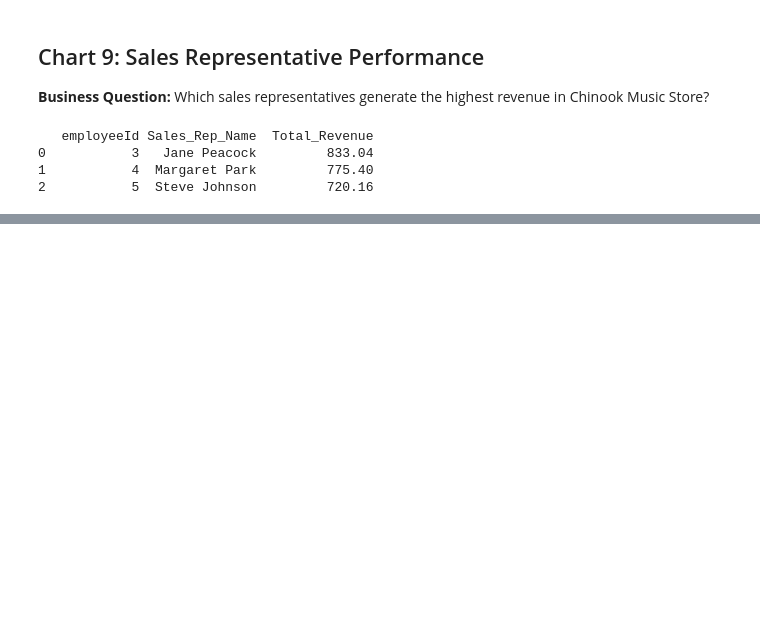
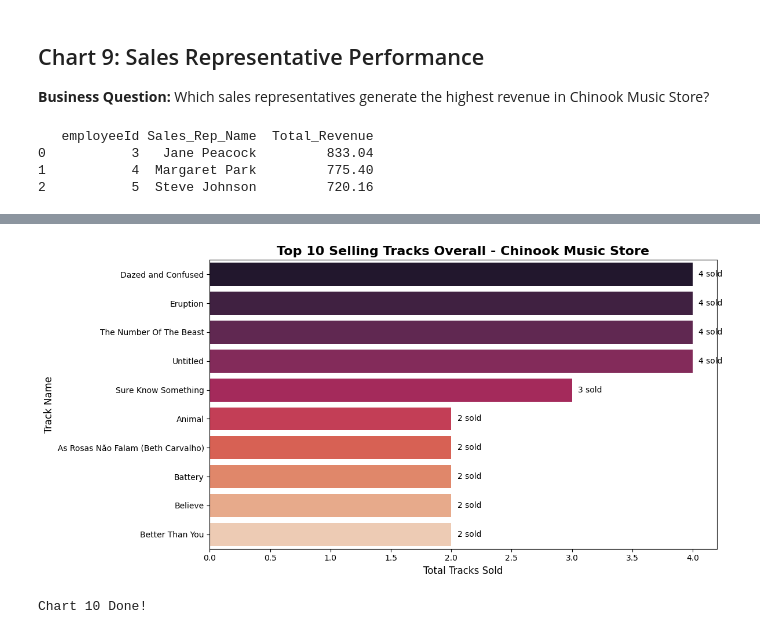
Before and after one commit to Asmashaik7/Data_Analytics_Portfolio, a Jupyter notebook: SQL_Projects/chinook/chinook_visualizations.ipynb, the cells around one changed output, grey strips where cells are left out. Saved outputs shown, nothing was run; the diff lists cells and outputs as text; code cells hidden in the pictures; blank space fills up the shorter version.

```diff
--- a/SQL_Projects/chinook/chinook_visualizations.ipynb
+++ b/SQL_Projects/chinook/chinook_visualizations.ipynb
@@ -602,0 +634,11 @@ print(df_sales_rep)
+# %%
+df_top_tracks = pd.read_sql("""
+    SELECT TOP 10 t.Name AS TrackName,
+           SUM(il.Quantity) AS TotalSold
+    FROM Track t
+    JOIN InvoiceLine il ON t.TrackId = il.TrackId
+    GROUP BY t.Name
+    ORDER BY TotalSold DESC
+""", conn)
+
+print(df_top_tracks)
@@ -602,0 +657,22 @@ print(df_sales_rep)
+# %%
+plt.figure(figsize=(12, 6))
+sns.barplot(x='TotalSold', y='TrackName',
+            data=df_top_tracks,
+            hue='TrackName', palette='rocket', legend=False)
+
+plt.title('Top 10 Selling Tracks Overall - Chinook Music Store',
+          fontsize=16, fontweight='bold')
+plt.xlabel('Total Tracks Sold', fontsize=12)
+plt.ylabel('Track Name', fontsize=12)
+
+for i, v in enumerate(df_top_tracks['TotalSold']):
+    plt.text(v + 0.05, i, f'{v} sold', va='center', fontsize=10)
+
+plt.tight_layout()
+plt.savefig('chart10_top_selling_tracks.png', dpi=150)
+plt.show()
+
+print("Chart 10 Done!")
+# %% [output]
+[figure, added]
+Chart 10 Done!
```
Also changed, not shown: parts of 6 cells of this notebook, 1 other file.
